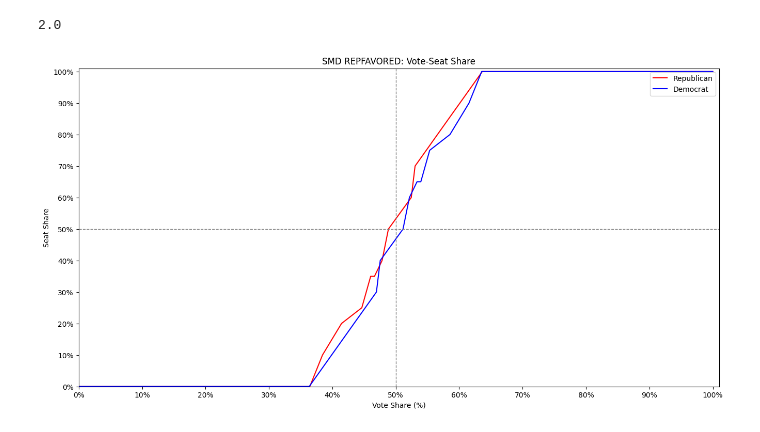
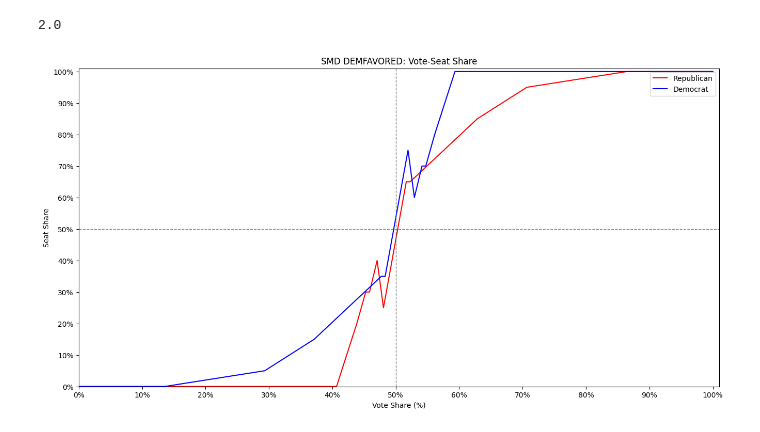
Before and after one commit to clark-fischer/truevoice, a Jupyter notebook: data_collection_SMD.ipynb, the cells around one changed output. Saved outputs shown, nothing was run; the diff lists cells and outputs as text; code cells hidden in the pictures.

Commit message:
all graphs plots modified

```diff
--- a/data_collection_SMD.ipynb
+++ b/data_collection_SMD.ipynb
@@ -458,6 +637,8 @@ with open('random_district100.json', 'r') as file:
     raw_data_district100 = json.load(file)
 with open('random_district101.json', 'r') as file:
     raw_data_district101 = json.load(file)
+with open('random_district110.json', 'r') as file:
+    raw_data_district110 = json.load(file)
 
 nv_data = {
     "fips": "NV",
@@ -501,31 +682,21 @@ collect_district_plan_demographic(raw_data_district2,shapefile ,nv_demographic_d
 collect_district_plan_demographic(raw_data_district4,shapefile ,nv_demographic_data)
 collect_district_plan_demographic(raw_data_district100,shapefile ,nv_demographic_data)
 collect_district_plan_demographic(raw_data_district101,shapefile ,nv_demographic_data)
-
+collect_district_plan_demographic(raw_data_district110,shapefile ,nv_demographic_data)
 
 election_result_collection(raw_data_district0, nv_data)
 election_result_collection(raw_data_district2, nv_data)
 election_result_collection(raw_data_district4, nv_data)
 election_result_collection(raw_data_district100, nv_data)
 election_result_collection(raw_data_district101, nv_data)
-
+election_result_collection(raw_data_district110, nv_data)
 
 calculate_opportunity_SMD(nv_demographic_data, nv_data, 'black', 0.20)
+
 
 file_path = 'nv_ensemble_bar.json'
 with open(file_path, 'w') as json_file:
     json.dump(nv_data, json_file, indent=4)
-
-
-
-
-'''
-collect_district_plan_demographic(raw_data_district0,shapefile ,nv_demographic_data)
-collect_district_plan_demographic(raw_data_district2,shapefile ,nv_demographic_data)
-collect_district_plan_demographic(raw_data_district4,shapefile ,nv_demographic_data)
-collect_district_plan_demographic(raw_data_district100,shapefile ,nv_demographic_data)
-collect_district_plan_demographic(raw_data_district101,shapefile ,nv_demographic_data)
-
 
 collect_box_and_whisker(nv_demographic_data, nv_box_ans_whisker_data, races)
 
@@ -533,6 +704,11 @@ file_path = 'nv_ensemble_box_and_whisker.json'
 with open(file_path, 'w') as json_file:
     json.dump(nv_box_ans_whisker_data, json_file, indent=4)
 
+
+
+
+
+'''
 
 
 
@@ -778,7 +878,7 @@ np.average([1,2,3])
 # %%
 
 
-with open('nv_RepFavored.json', 'r') as file:
+with open('nv_DEMFAVORED.json', 'r') as file:
     data = json.load(file)
 
 random.seed(42)
@@ -854,31 +954,31 @@ for i in range(50):
     dem_df.loc[len(dem_df)] = [avg_dem_vote_share, avg_dem_seat_share]
     rep_df.loc[len(rep_df)] = [1 - avg_dem_vote_share, 1 - avg_dem_seat_share]
 
 dem_df = dem_df.sort_values(by = 'x')
 rep_df = rep_df.sort_values(by = 'x')
 
 plt.plot(rep_df['x'], rep_df['y'], label = 'Republican', color = 'red')
 plt.plot(dem_df['x'], dem_df['y'], label = 'Democrat', color = 'blue')
 
 # Set the axis limits
 plt.xlim(0, 1.01)
 plt.ylim(0, 1.01)
 
 # Set the ticks to show percentages
 tick_positions = np.arange(0, 1.1, 0.1)  # Positions for ticks (0% to 100%)
 tick_labels = [f"{int(tick * 100)}%" for tick in tick_positions]  # Labels as percentages
 
 plt.xticks(tick_positions, tick_labels)
 plt.yticks(tick_positions, tick_labels)
 
 plt.axhline(0.5, color='gray', linestyle='--', linewidth=1)
 plt.axvline(0.5, color='gray', linestyle='--', linewidth=1)
 
 # Labels and legend
 plt.title(f'SMD {data["characteristic"]}: Vote-Seat Share')
 plt.xlabel("Vote Share (%)")
 plt.ylabel("Seat Share")
 plt.legend()
 plt.show()
 # %% [output]
-[figure, old version]
+[figure, new version]
```
Also changed, not shown: parts of 9 cells of this notebook, 13 other files.
